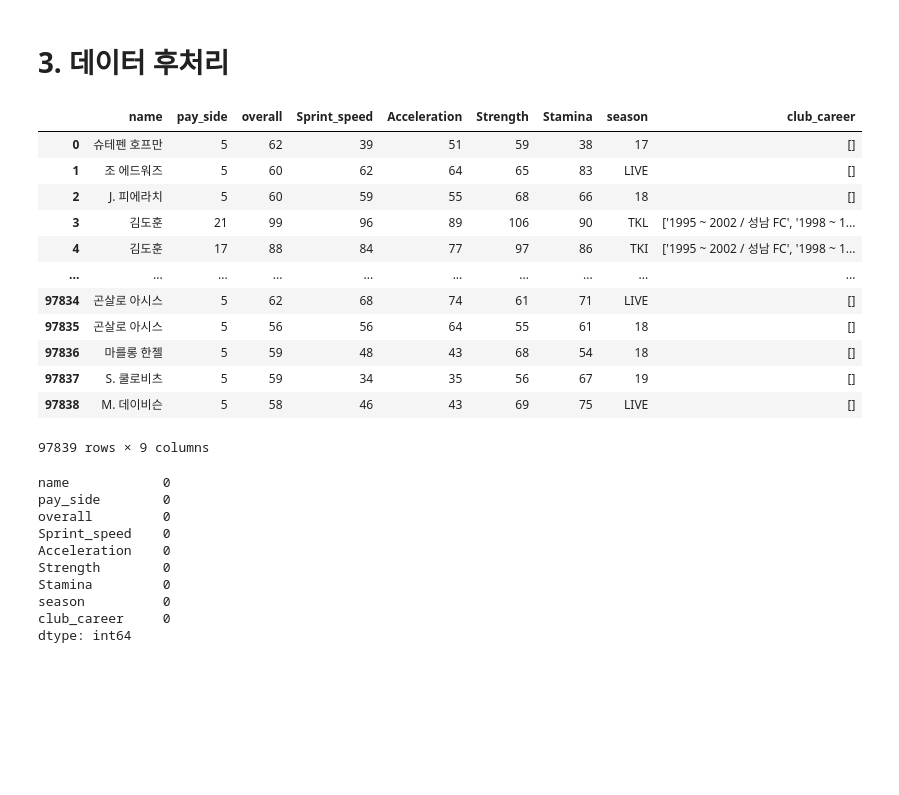
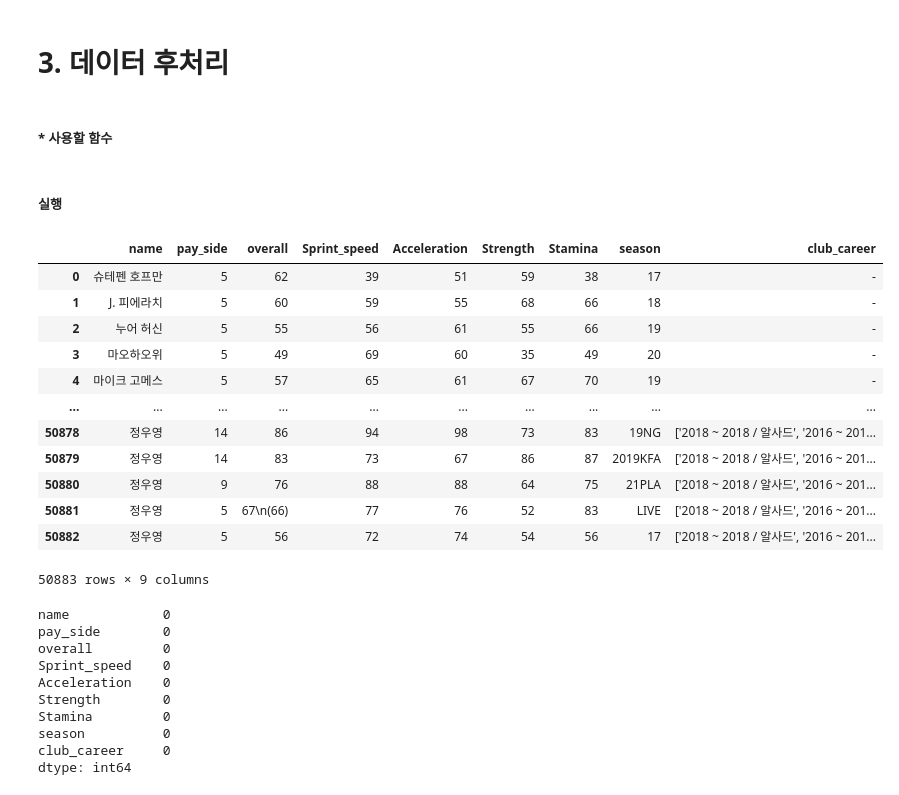
Before and after one commit to yhongju/FIFA-Online-4, a Jupyter notebook: crawling/crawling_player_info_plus.ipynb, the cells around one changed output. Saved outputs shown, nothing was run; the diff lists cells and outputs as text; code cells hidden in the pictures; blank space fills up the shorter version.

Commit message:
Update: make module and re search player list and club career cleaan up
1. 각 단계에서 사용하는 코드 함수화
2. 클럽 커리어 정리 부분 완료
3. 재검색 필요한 선수 리스트 뽑는 코드 제작

Next: 이름까지 완전히 동일한 동명이인 선수 구분하여 클럽 커리어 수정해주는 작업 하기

```diff
--- a/crawling/crawling_player_info_plus.ipynb
+++ b/crawling/crawling_player_info_plus.ipynb
@@ -412,2 +409,4 @@ New_player_info_plus
 # %% [markdown]
 # 3. 데이터 후처리
+# %% [markdown]
+##### * 사용할 함수
@@ -414,21 +465,27 @@ New_player_info_plus
+# %% [markdown]
+##### 실행
 # %%
-# 데이터 불러오기
-data = pd.read_csv('./data/player_info/player_info_plus.csv')
+# # 데이터 불러오기
+# data = pd.read_csv('./data/player_info/player_info_plus.csv')
+
+# 4. 과정을 마치고 온 경우
+data = pd.read_csv('./data/player_info/player_info_plus_final.csv')
+
 data
 # %% [output]
 |  | name | pay_side | overall | Sprint_speed | Acceleration | Strength | Stamina | season | club_career |
-| 0 | 슈테펜 호프만 | 5 | 62 | 39 | 51 | 59 | 38 | 17 | [] |
-| 1 | 조 에드워즈 | 5 | 60 | 62 | 64 | 65 | 83 | LIVE | [] |
-| 2 | J. 피에라치 | 5 | 60 | 59 | 55 | 68 | 66 | 18 | [] |
-| 3 | 김도훈 | 21 | 99 | 96 | 89 | 106 | 90 | TKL | ['1995 ~ 2002 / 성남 FC', '1998 ~ 1... |
-| 4 | 김도훈 | 17 | 88 | 84 | 77 | 97 | 86 | TKI | ['1995 ~ 2002 / 성남 FC', '1998 ~ 1... |
+| 0 | 슈테펜 호프만 | 5 | 62 | 39 | 51 | 59 | 38 | 17 | - |
+| 1 | J. 피에라치 | 5 | 60 | 59 | 55 | 68 | 66 | 18 | - |
+| 2 | 누어 허신 | 5 | 55 | 56 | 61 | 55 | 66 | 19 | - |
+| 3 | 마오하오위 | 5 | 49 | 69 | 60 | 35 | 49 | 20 | - |
+| 4 | 마이크 고메스 | 5 | 57 | 65 | 61 | 67 | 70 | 19 | - |
 | ... | ... | ... | ... | ... | ... | ... | ... | ... | ... |
-| 97834 | 곤살로 아시스 | 5 | 62 | 68 | 74 | 61 | 71 | LIVE | [] |
-| 97835 | 곤살로 아시스 | 5 | 56 | 56 | 64 | 55 | 61 | 18 | [] |
-| 97836 | 마를롱 한젤 | 5 | 59 | 48 | 43 | 68 | 54 | 18 | [] |
-| 97837 | S. 쿨로비츠 | 5 | 59 | 34 | 35 | 56 | 67 | 19 | [] |
-| 97838 | M. 데이비슨 | 5 | 58 | 46 | 43 | 69 | 75 | LIVE | [] |
+| 50878 | 정우영 | 14 | 86 | 94 | 98 | 73 | 83 | 19NG | ['2018 ~ 2018 / 알사드', '2016 ~ 201... |
+| 50879 | 정우영 | 14 | 83 | 73 | 67 | 86 | 87 | 2019KFA | ['2018 ~ 2018 / 알사드', '2016 ~ 201... |
+| 50880 | 정우영 | 9 | 76 | 88 | 88 | 64 | 75 | 21PLA | ['2018 ~ 2018 / 알사드', '2016 ~ 201... |
+| 50881 | 정우영 | 5 | 67\n(66) | 77 | 76 | 52 | 83 | LIVE | ['2018 ~ 2018 / 알사드', '2016 ~ 201... |
+| 50882 | 정우영 | 5 | 56 | 72 | 74 | 54 | 56 | 17 | ['2018 ~ 2018 / 알사드', '2016 ~ 201... |
-97839 rows × 9 columns
+50883 rows × 9 columns
 # %%
 # 결측값 확인
 data.isna().sum()
```
Also changed, not shown: parts of 84 cells of this notebook.
